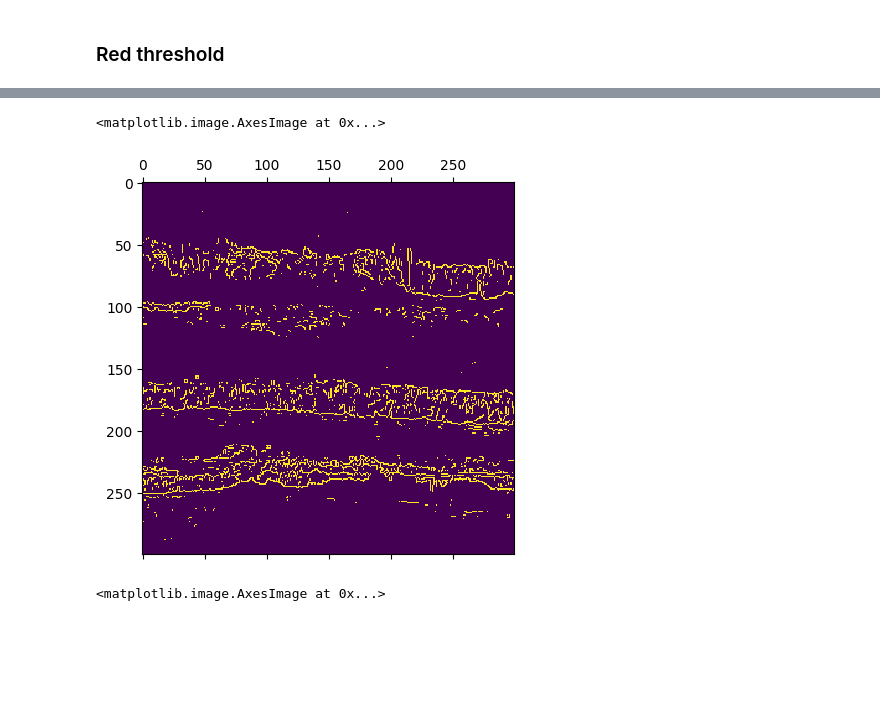
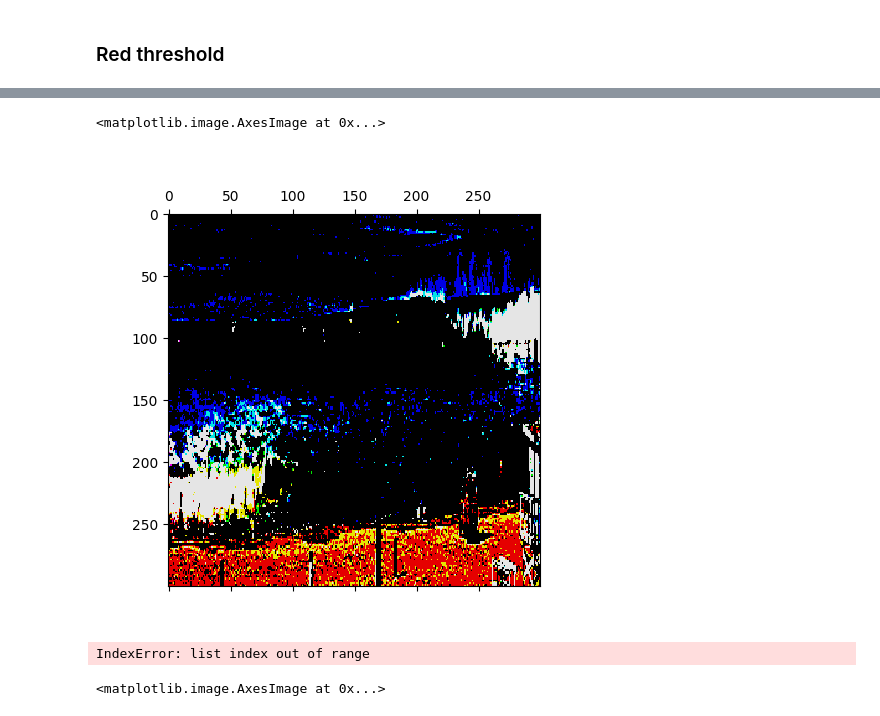
Before and after one commit to IamjustNick/wavewatcher, a Jupyter notebook: notebooks/Preprocessing_miguel.ipynb, the cells around one changed output, grey strips where cells are left out. Drawn from its saved outputs; the diff is of its cells as text; code cells hidden in the pictures; blank space fills up the shorter version.

```diff
--- a/notebooks/Preprocessing_miguel.ipynb
+++ b/notebooks/Preprocessing_miguel.ipynb
@@ -141,7 +141,10 @@ def preprocess_image(image,reshape_size):
         (T, thresh1) = cv.threshold(resized, 0.4, 0.6,
                             cv.THRESH_BINARY_INV)
         (T, thresh) = cv.threshold(resized, 0.6, 0.9, cv.THRESH_BINARY)
-        images = [edges, gaussian, thresh1, thresh]
+        images = [edges,gaussian,thresh1.T[0],thresh1.T[1],thresh1.T[2],thresh.T[0],thresh.T[1],thresh.T[2]]
+        images[0] = images[0]/250
+        images[1] = images[1]/250
+
         return images
 
     elif image.shape == (582, 1034, 4):
@@ -155,7 +158,10 @@ def preprocess_image(image,reshape_size):
         (T, thresh1) = cv.threshold( resized, 0.4, 0.6,
                             cv.THRESH_BINARY_INV)
         (T, thresh) = cv.threshold(resized, 0.6, 0.9, cv.THRESH_BINARY)
-        images = [edges,gaussian,thresh1,thresh]
+        images = [edges,gaussian,thresh1.T[0],thresh1.T[1],thresh1.T[2],thresh.T[0],thresh.T[1],thresh.T[2]]
+        images[0] = images[0]/250
+        images[1] = images[1]/250
+
         return images
 
     elif image.shape == (624, 1200, 4):
@@ -169,12 +175,15 @@ def preprocess_image(image,reshape_size):
         (T, thresh1) = cv.threshold( resized, 0.4, 0.6,
                             cv.THRESH_BINARY_INV)
         (T, thresh) = cv.threshold(resized, 0.6, 0.9, cv.THRESH_BINARY)
-        images = [edges,gaussian,thresh1,thresh]
+        images = [edges,gaussian,thresh1.T[0],thresh1.T[1],thresh1.T[2],thresh.T[0],thresh.T[1],thresh.T[2]]
+        images[0] = images[0]/250
+        images[1] = images[1]/250
+
         return images
 
     elif image.shape == (624, 1110, 4):
         image = cv.cvtColor(image, cv.COLOR_BGRA2BGR)
-        cropped = image[350:-170,:]
+        cropped = image[350:-100,:]
         resized = cv.resize(cropped,(reshape_size,reshape_size),interpolation = cv.INTER_AREA)
         gray_img = np.uint8((cv.cvtColor(resized, cv.COLOR_BGR2GRAY))*250)
         edges = cv.Canny(gray_img,50,250)
@@ -183,7 +192,10 @@ def preprocess_image(image,reshape_size):
         (T, thresh1) = cv.threshold( resized, 0.4, 0.6,
                             cv.THRESH_BINARY_INV)
         (T, thresh) = cv.threshold(resized, 0.6, 0.9, cv.THRESH_BINARY)
-        images = [edges,gaussian,thresh1,thresh]
+        images = [edges,gaussian,thresh1.T[0],thresh1.T[1],thresh1.T[2],thresh.T[0],thresh.T[1],thresh.T[2]]
+        images[0] = images[0]/250
+        images[1] = images[1]/250
+
         return images
 # %% [markdown]
 ### Cropping
@@ -286,8 +325,12 @@ a = preprocess_image(imagen,300)
+# %%
+plt.matshow(np.array(a[5:]).T)
+# %% [output]
+<matplotlib.image.AxesImage at 0x...>
+[figure, added]
 # %%
-plt.matshow(a[0])
+plt.matshow(a[8])
 # %% [output]
-<matplotlib.image.AxesImage at 0x...>
+IndexError: list index out of range
-[figure, removed]
 # %%
 imagen = cv.cvtColor(imagen, cv.COLOR_BGRA2BGR)
 # %%
```
Also changed, not shown: parts of 13 cells of this notebook.
